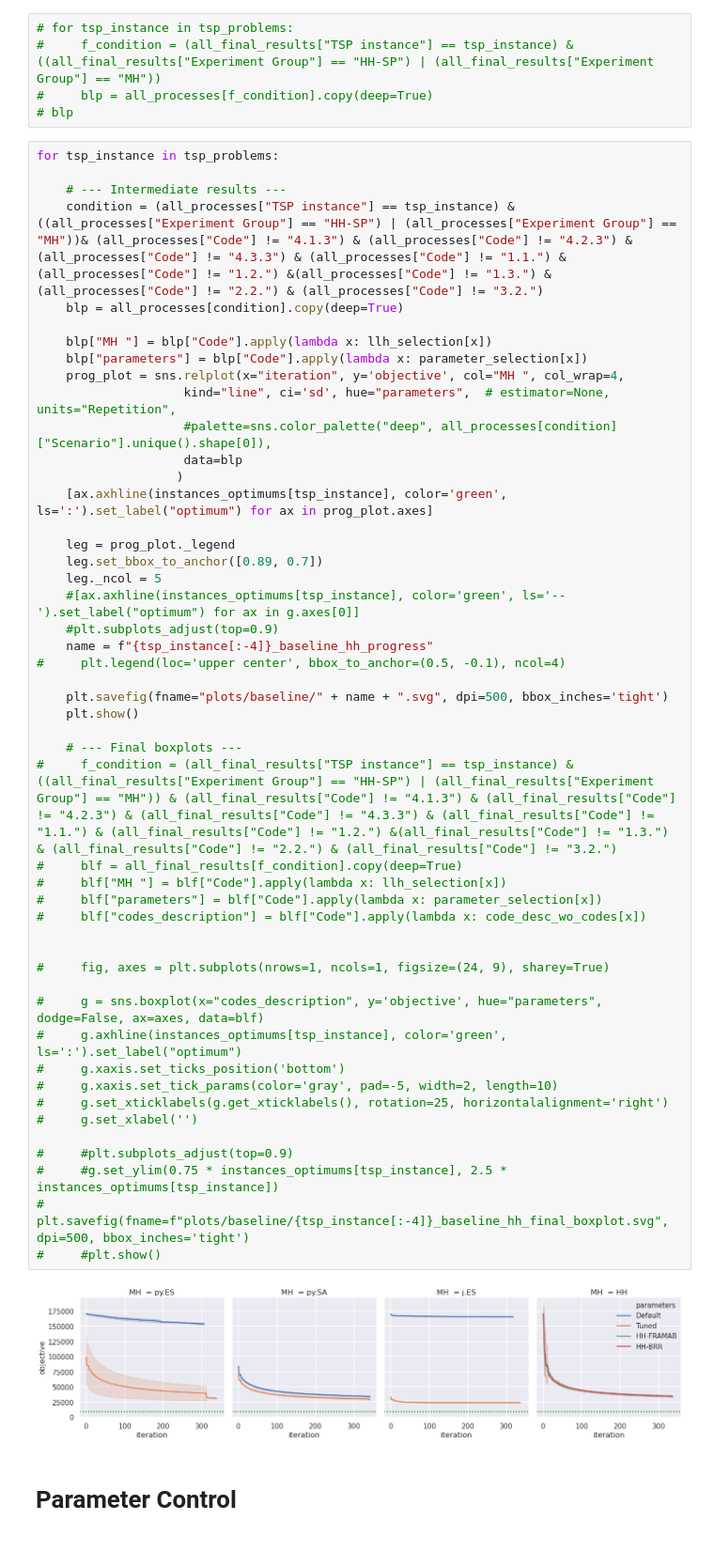
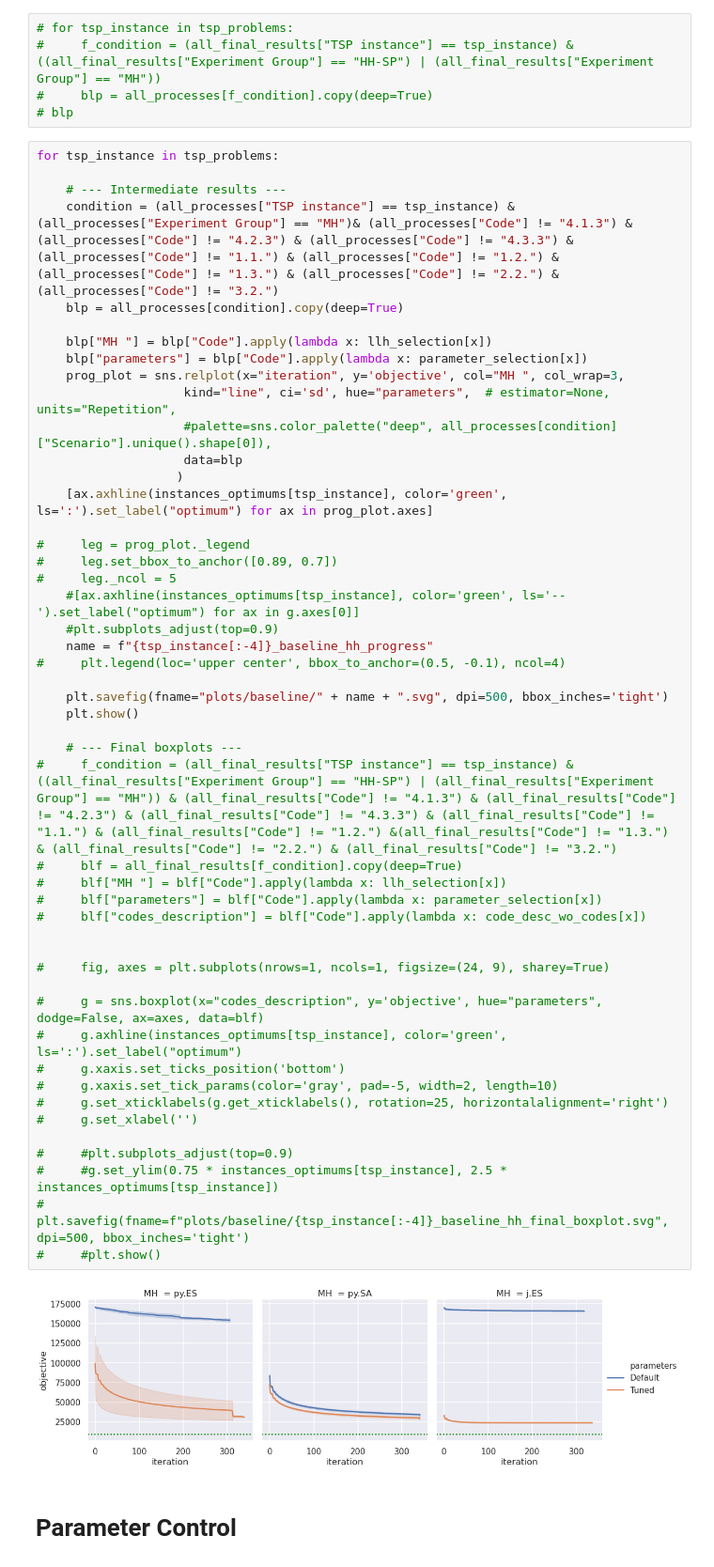
Before and after one commit to YevheniiSemendiak/tud_master_benchmarks, a Jupyter notebook: analyze_first_bench.ipynb, the cells around one changed output. Shown: that part at 94% size. Drawn from its saved outputs; the diff is of its cells as text.

```diff
--- a/analyze_first_bench.ipynb
+++ b/analyze_first_bench.ipynb
@@ -182,52 +181,52 @@ all_final_results
 for tsp_instance in tsp_problems:
 
     # --- Intermediate results ---
-    condition = (all_processes["TSP instance"] == tsp_instance) & ((all_processes["Experiment Group"] == "HH-SP") | (all_processes["Experiment Group"] == "MH"))& (all_processes["Code"] != "4.1.3") & (all_processes["Code"] != "4.2.3") & (all_processes["Code"] != "4.3.3") & (all_processes["Code"] != "1.1.") & (all_processes["Code"] != "1.2.") &(all_processes["Code"] != "1.3.") & (all_processes["Code"] != "2.2.") & (all_processes["Code"] != "3.2.")
+    condition = (all_processes["TSP instance"] == tsp_instance) &(all_processes["Experiment Group"] == "MH")& (all_processes["Code"] != "4.1.3") & (all_processes["Code"] != "4.2.3") & (all_processes["Code"] != "4.3.3") & (all_processes["Code"] != "1.1.") & (all_processes["Code"] != "1.2.") &(all_processes["Code"] != "1.3.") & (all_processes["Code"] != "2.2.") & (all_processes["Code"] != "3.2.")
     blp = all_processes[condition].copy(deep=True)
 
     blp["MH "] = blp["Code"].apply(lambda x: llh_selection[x])
     blp["parameters"] = blp["Code"].apply(lambda x: parameter_selection[x])
-    prog_plot = sns.relplot(x="iteration", y='objective', col="MH ", col_wrap=4,
+    prog_plot = sns.relplot(x="iteration", y='objective', col="MH ", col_wrap=3,
                     kind="line", ci='sd', hue="parameters",  # estimator=None, units="Repetition",
                     #palette=sns.color_palette("deep", all_processes[condition]["Scenario"].unique().shape[0]),
                     data=blp
                    )
     [ax.axhline(instances_optimums[tsp_instance], color='green', ls=':').set_label("optimum") for ax in prog_plot.axes]
 
-    leg = prog_plot._legend
-    leg.set_bbox_to_anchor([0.89, 0.7])
-    leg._ncol = 5
+#     leg = prog_plot._legend
+#     leg.set_bbox_to_anchor([0.89, 0.7])
+#     leg._ncol = 5
     #[ax.axhline(instances_optimums[tsp_instance], color='green', ls='--').set_label("optimum") for ax in g.axes[0]]
     #plt.subplots_adjust(top=0.9)
     name = f"{tsp_instance[:-4]}_baseline_hh_progress"
 #     plt.legend(loc='upper center', bbox_to_anchor=(0.5, -0.1), ncol=4)
 
     plt.savefig(fname="plots/baseline/" + name + ".svg", dpi=500, bbox_inches='tight')
     plt.show()
 
     # --- Final boxplots ---
 #     f_condition = (all_final_results["TSP instance"] == tsp_instance) & ((all_final_results["Experiment Group"] == "HH-SP") | (all_final_results["Experiment Group"] == "MH")) & (all_final_results["Code"] != "4.1.3") & (all_final_results["Code"] != "4.2.3") & (all_final_results["Code"] != "4.3.3") & (all_final_results["Code"] != "1.1.") & (all_final_results["Code"] != "1.2.") &(all_final_results["Code"] != "1.3.") & (all_final_results["Code"] != "2.2.") & (all_final_results["Code"] != "3.2.")
 #     blf = all_final_results[f_condition].copy(deep=True)
 #     blf["MH "] = blf["Code"].apply(lambda x: llh_selection[x])
 #     blf["parameters"] = blf["Code"].apply(lambda x: parameter_selection[x])
 #     blf["codes_description"] = blf["Code"].apply(lambda x: code_desc_wo_codes[x])
 
 
 #     fig, axes = plt.subplots(nrows=1, ncols=1, figsize=(24, 9), sharey=True)
 
 #     g = sns.boxplot(x="codes_description", y='objective', hue="parameters", dodge=False, ax=axes, data=blf)
 #     g.axhline(instances_optimums[tsp_instance], color='green', ls=':').set_label("optimum")
 #     g.xaxis.set_ticks_position('bottom')
 #     g.xaxis.set_tick_params(color='gray', pad=-5, width=2, length=10)
 #     g.set_xticklabels(g.get_xticklabels(), rotation=25, horizontalalignment='right')
 #     g.set_xlabel('')
 
 #     #plt.subplots_adjust(top=0.9)
 #     #g.set_ylim(0.75 * instances_optimums[tsp_instance], 2.5 * instances_optimums[tsp_instance])
 #     plt.savefig(fname=f"plots/baseline/{tsp_instance[:-4]}_baseline_hh_final_boxplot.svg", dpi=500, bbox_inches='tight')
 #     #plt.show()
 # %% [output]
-[figure, old version]
+[figure, new version]
 # %% [markdown]
 # Parameter Control
 # %%
```
Also changed, not shown: parts of 10 cells of this notebook, 18 other files.
